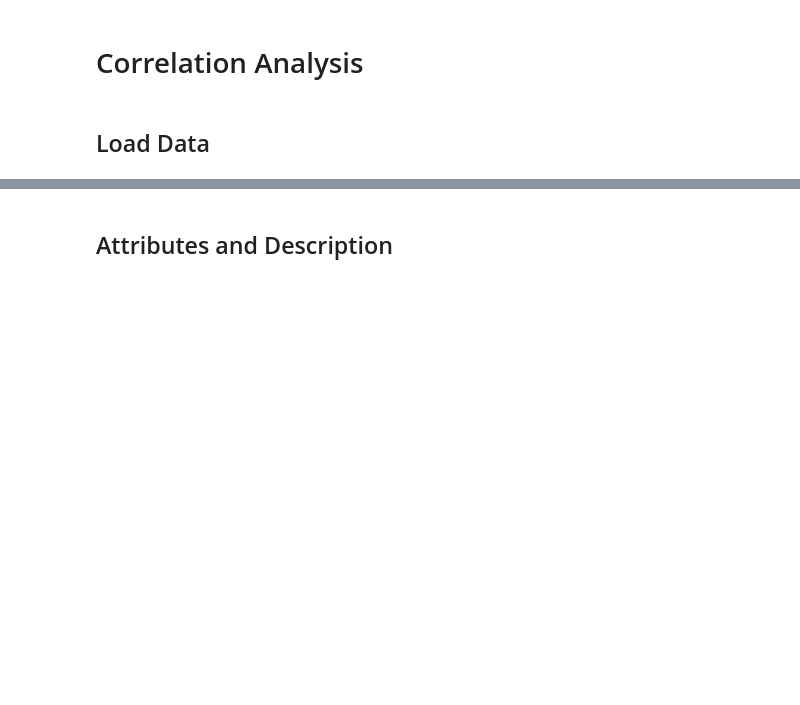
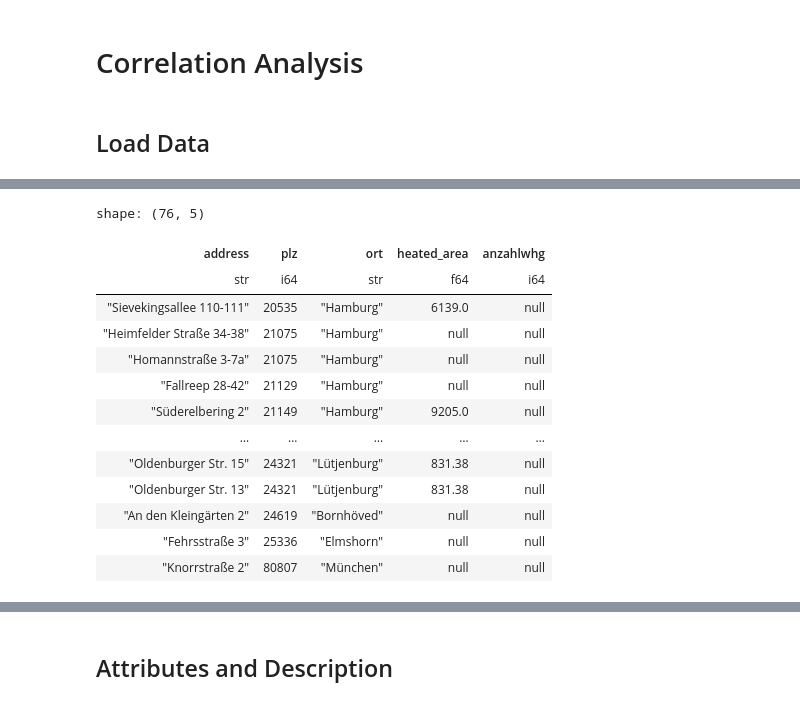
Before and after one commit to marja-w/energy-forecast-benchmark, a Jupyter notebook: notebooks/1.1-mw-correlation-analysis.ipynb, the cells around one changed output, grey strips where cells are left out. Saved outputs shown, nothing was run; the diff lists cells and outputs as text; code cells hidden in the pictures; blank space fills up the shorter version.

```diff
--- a/notebooks/1.1-mw-correlation-analysis.ipynb
+++ b/notebooks/1.1-mw-correlation-analysis.ipynb
@@ -18,7 +18,7 @@ df_cities = pl.read_csv(RAW_DATA_DIR / "cities.csv")
 # META DATA
 df_meta_l = pl.read_csv(RAW_DATA_DIR / "legacy_meta.csv").with_columns(pl.col("plz").str.strip_chars())
 df_meta_dh = pl.read_csv(RAW_DATA_DIR / "dh_meta.csv").rename({"eco_u_id": "id"})
-df_meta_k = pl.read_csv(RAW_DATA_DIR / "kinergy_meta.csv")
+df_meta_k = pl.read_csv(RAW_DATA_DIR / "kinergy_meta.csv").with_columns(pl.lit("kinergy").alias("source"))
 
 df_meta = pl.concat([df_meta_l.cast({"plz": pl.Int64}).rename(
     {"qmbehfl": "heated_area", "anzlwhg": "anzahlwhg", "adresse": "address"}).with_columns(
@@ -39,3 +37,28 @@ for row in df_holidays.iter_rows():
+# %%
+df_meta.group_by(["address", "plz", "ort", "heated_area", "anzahlwhg", "source", "typ"]
+                 ).agg(
+                    ).with_columns(pl.when(pl.col("heated_area") == 0).then(None).otherwise(pl.col("heated_area")).name.keep(),
+                                   pl.when(pl.col("anzahlwhg") == 0).then(None).otherwise(pl.col("anzahlwhg")).name.keep()
+                                   ).filter(
+    ((pl.col("heated_area").is_null().or_(pl.col("anzahlwhg").is_null()))
+     .and_((pl.col("source").is_null()))
+     .or_((pl.col("typ") == "").and_(pl.col("source") == "kinergy")))
+    ).sort(["plz"]).filter(~(pl.col("ort") == "Wiener Neustadt")).drop(["source", "typ"])
+# %% [output]
+shape: (76, 5)
+| address | plz | ort | heated_area | anzahlwhg |
+| str | i64 | str | f64 | i64 |
+| "Sievekingsallee 110-111" | 20535 | "Hamburg" | 6139.0 | null |
+| "Heimfelder Straße 34-38" | 21075 | "Hamburg" | null | null |
+| "Homannstraße 3-7a" | 21075 | "Hamburg" | null | null |
+| "Fallreep 28-42" | 21129 | "Hamburg" | null | null |
+| "Süderelbering 2" | 21149 | "Hamburg" | 9205.0 | null |
+| … | … | … | … | … |
+| "Oldenburger Str. 15" | 24321 | "Lütjenburg" | 831.38 | null |
+| "Oldenburger Str. 13" | 24321 | "Lütjenburg" | 831.38 | null |
+| "An den Kleingärten 2" | 24619 | "Bornhöved" | null | null |
+| "Fehrsstraße 3" | 25336 | "Elmshorn" | null | null |
+| "Knorrstraße 2" | 80807 | "München" | null | null |
 # %%
 from src.energy_forecast.config import PROCESSED_DATA_DIR
 
```
Also changed, not shown: parts of 2 cells of this notebook, 4 other files.
